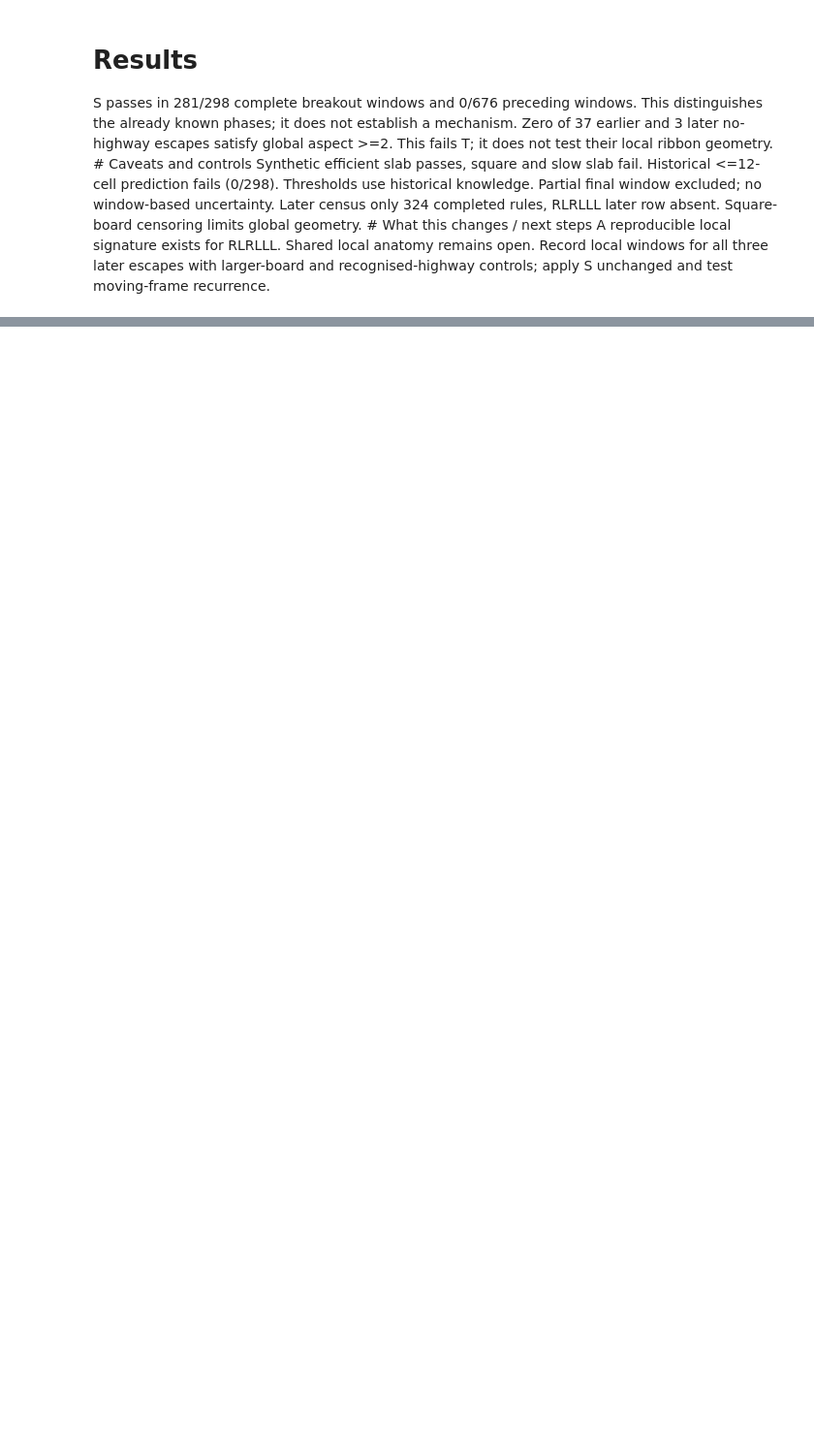
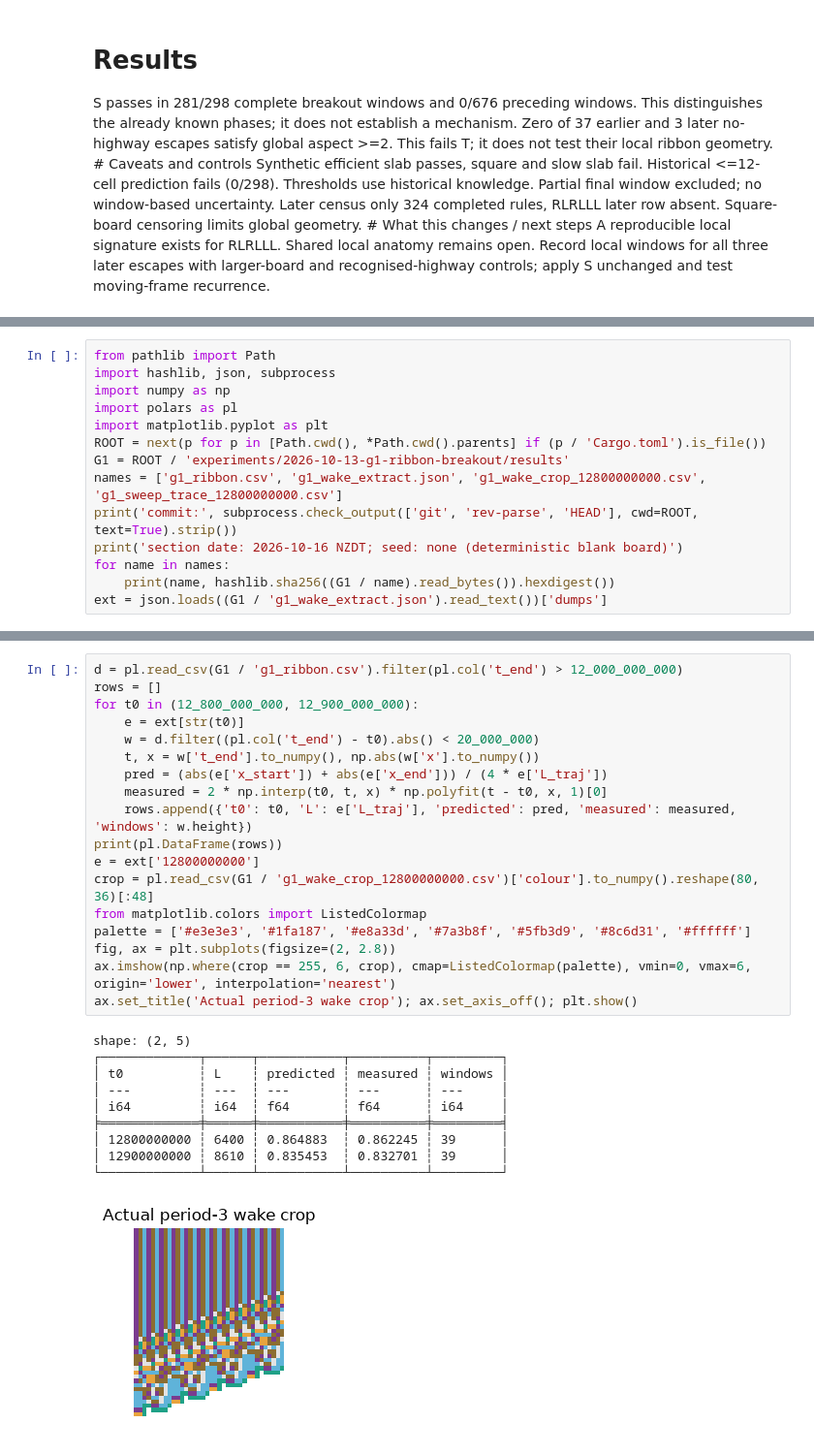
Before and after one commit to neon-ninja/turmite-autoresearch, a Jupyter notebook: experiments/2026-10-13-g1-ribbon-breakout/notebook.ipynb, the cells around one changed output, grey strips where cells are left out. Shown at 97% size. Cells and saved outputs as stored; diff of their text form; blank space fills up the shorter version.

Commit message:
Add RLRLLL late-switch figure and reproducible paper integration

```diff
--- a/experiments/2026-10-13-g1-ribbon-breakout/notebook.ipynb
+++ b/experiments/2026-10-13-g1-ribbon-breakout/notebook.ipynb
@@ -40,0 +48,14 @@ A reproducible local signature exists for RLRLLL. Shared local anatomy remains o
+# %%
+from pathlib import Path
+import hashlib, json, subprocess
+import numpy as np
+import polars as pl
+import matplotlib.pyplot as plt
+ROOT = next(p for p in [Path.cwd(), *Path.cwd().parents] if (p / 'Cargo.toml').is_file())
+G1 = ROOT / 'experiments/2026-10-13-g1-ribbon-breakout/results'
+names = ['g1_ribbon.csv', 'g1_wake_extract.json', 'g1_wake_crop_12800000000.csv', 'g1_sweep_trace_12800000000.csv']
+print('commit:', subprocess.check_output(['git', 'rev-parse', 'HEAD'], cwd=ROOT, text=True).strip())
+print('section date: 2026-10-16 NZDT; seed: none (deterministic blank board)')
+for name in names:
+    print(name, hashlib.sha256((G1 / name).read_bytes()).hexdigest())
+ext = json.loads((G1 / 'g1_wake_extract.json').read_text())['dumps']
@@ -40,0 +76,29 @@ A reproducible local signature exists for RLRLLL. Shared local anatomy remains o
+# %%
+d = pl.read_csv(G1 / 'g1_ribbon.csv').filter(pl.col('t_end') > 12_000_000_000)
+rows = []
+for t0 in (12_800_000_000, 12_900_000_000):
+    e = ext[str(t0)]
+    w = d.filter((pl.col('t_end') - t0).abs() < 20_000_000)
+    t, x = w['t_end'].to_numpy(), np.abs(w['x'].to_numpy())
+    pred = (abs(e['x_start']) + abs(e['x_end'])) / (4 * e['L_traj'])
+    measured = 2 * np.interp(t0, t, x) * np.polyfit(t - t0, x, 1)[0]
+    rows.append({'t0': t0, 'L': e['L_traj'], 'predicted': pred, 'measured': measured, 'windows': w.height})
+print(pl.DataFrame(rows))
+e = ext['12800000000']
+crop = pl.read_csv(G1 / 'g1_wake_crop_12800000000.csv')['colour'].to_numpy().reshape(80, 36)[:48]
+from matplotlib.colors import ListedColormap
+palette = ['#e3e3e3', '#1fa187', '#e8a33d', '#7a3b8f', '#5fb3d9', '#8c6d31', '#ffffff']
+fig, ax = plt.subplots(figsize=(2, 2.8))
+ax.imshow(np.where(crop == 255, 6, crop), cmap=ListedColormap(palette), vmin=0, vmax=6, origin='lower', interpolation='nearest')
+ax.set_title('Actual period-3 wake crop'); ax.set_axis_off(); plt.show()
+# %% [output]
+shape: (2, 5)
+┌─────────────┬──────┬───────────┬──────────┬─────────┐
+│ t0          ┆ L    ┆ predicted ┆ measured ┆ windows │
+│ ---         ┆ ---  ┆ ---       ┆ ---      ┆ ---     │
+│ i64         ┆ i64  ┆ f64       ┆ f64      ┆ i64     │
+╞═════════════╪══════╪═══════════╪══════════╪═════════╡
+│ 12800000000 ┆ 6400 ┆ 0.864883  ┆ 0.862245 ┆ 39      │
+│ 12900000000 ┆ 8610 ┆ 0.835453  ┆ 0.832701 ┆ 39      │
+└─────────────┴──────┴───────────┴──────────┴─────────┘
+[figure, added]
```
Also changed, not shown: parts of 4 cells of this notebook, 18 other files.
